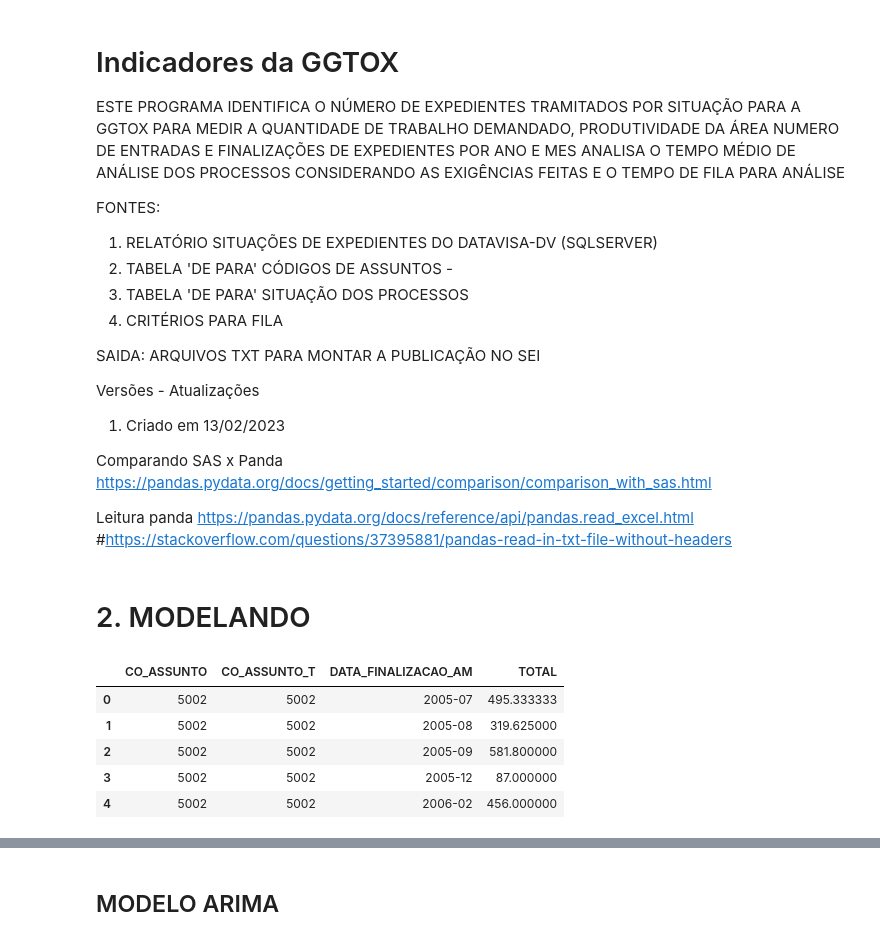
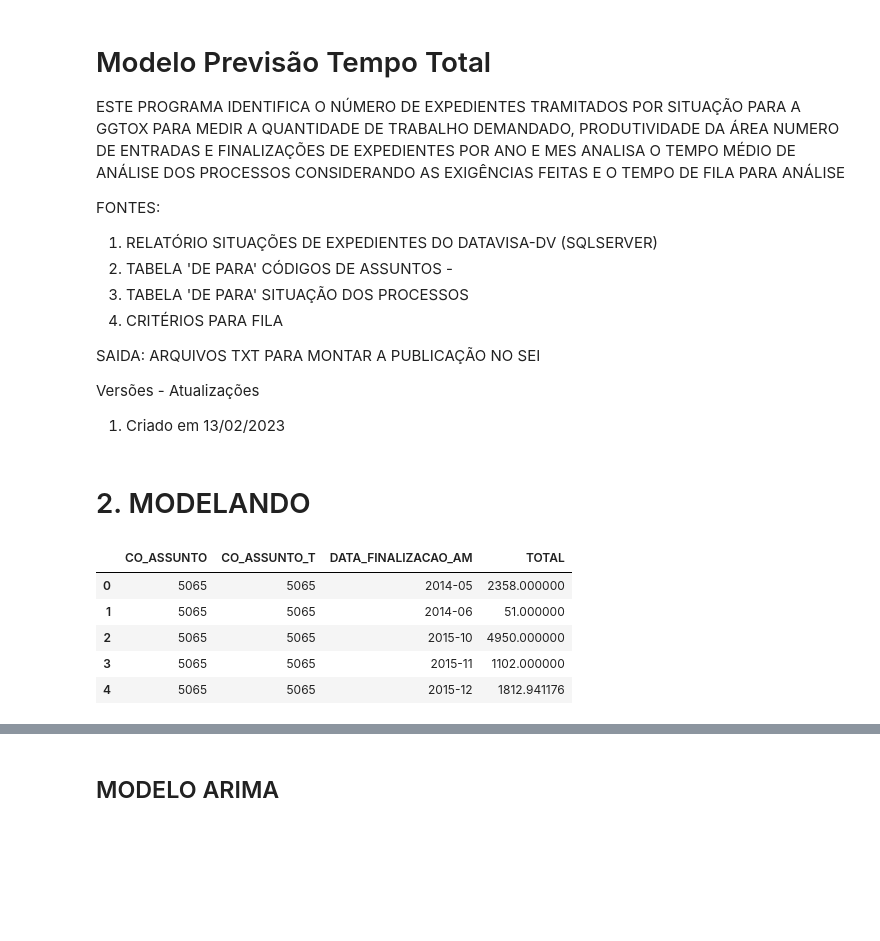
Before and after one commit to Alesandre-santos/IndicadoresGGTOX, a Jupyter notebook: script_tcc_modelo.ipynb, the cells around one changed output, grey strips where cells are left out. Cells and saved outputs as stored; diff of their text form; code cells hidden in the pictures; blank space fills up the shorter version.

```diff
--- a/script_tcc_modelo.ipynb
+++ b/script_tcc_modelo.ipynb
@@ -1,5 +1,5 @@
 # %% [markdown]
-# Indicadores da GGTOX
+# Modelo Previsão Tempo Total
 
 ESTE PROGRAMA IDENTIFICA O NÚMERO DE EXPEDIENTES TRAMITADOS POR SITUAÇÃO PARA A GGTOX
 PARA MEDIR A QUANTIDADE DE TRABALHO DEMANDADO, PRODUTIVIDADE DA ÁREA
@@ -17,13 +17,6 @@ SAIDA: ARQUIVOS TXT PARA MONTAR A PUBLICAÇÃO NO SEI
 Versões - Atualizações
 
 1. Criado em 13/02/2023
-
-
-
-
-Comparando SAS x Panda https://pandas.pydata.org/docs/getting_started/comparison/comparison_with_sas.html
-
-Leitura panda https://pandas.pydata.org/docs/reference/api/pandas.read_excel.html #https://stackoverflow.com/questions/37395881/pandas-read-in-txt-file-without-headers
 # %%
 #pip install pyodbc
 # importar bibliotecas
@@ -35,19 +28,23 @@ import io
 # %%
 df_0   = pd.read_excel(r'C:\Users\alesa\OneDrive - ANVISA - Agencia Nacional de Vigilancia Sanitaria\000_ECD\TCC\Dados\df.xlsx',
                          header=0, sheet_name="Planilha1")
 
-df_0 = pd.DataFrame(df_0[(df_0['CO_ASSUNTO'] == 5002)])
-
 df_0['DATA_FINALIZACAO'] = df_0['DT_FINALIZACAO'].dt.date
 df_0['DATA_FINALIZACAO_AM'] = df_0['DT_FINALIZACAO'].dt.strftime('%Y-%m')
 
+df_41 = pd.DataFrame(df_0[(df_0['CO_ASSUNTO'] == 5041)])
+df_65 = pd.DataFrame(df_0[(df_0['CO_ASSUNTO'] == 5065)])
+
 #df = df_0.groupby(['CO_ASSUNTO','CO_ASSUNTO_T','DATA_FINALIZACAO'])['TOTAL'].mean().reset_index()
-df = df_0.groupby(['CO_ASSUNTO','CO_ASSUNTO_T','DATA_FINALIZACAO_AM'])['TOTAL'].mean().reset_index()
-df.head()
+df =    df_0.groupby(['CO_ASSUNTO','CO_ASSUNTO_T','DATA_FINALIZACAO_AM'])['TOTAL'].mean().reset_index()
+df41 = df_41.groupby(['CO_ASSUNTO','CO_ASSUNTO_T','DATA_FINALIZACAO_AM'])['TOTAL'].mean().reset_index()
+df65 = df_65.groupby(['CO_ASSUNTO','CO_ASSUNTO_T','DATA_FINALIZACAO_AM'])['TOTAL'].mean().reset_index()
+
+df65.head()
 # %% [output]
 |  | CO_ASSUNTO | CO_ASSUNTO_T | DATA_FINALIZACAO_AM | TOTAL |
-| 0 | 5002 | 5002 | 2005-07 | 495.333333 |
-| 1 | 5002 | 5002 | 2005-08 | 319.625000 |
-| 2 | 5002 | 5002 | 2005-09 | 581.800000 |
-| 3 | 5002 | 5002 | 2005-12 | 87.000000 |
-| 4 | 5002 | 5002 | 2006-02 | 456.000000 |
+| 0 | 5065 | 5065 | 2014-05 | 2358.000000 |
+| 1 | 5065 | 5065 | 2014-06 | 51.000000 |
+| 2 | 5065 | 5065 | 2015-10 | 4950.000000 |
+| 3 | 5065 | 5065 | 2015-11 | 1102.000000 |
+| 4 | 5065 | 5065 | 2015-12 | 1812.941176 |
```
Also changed, not shown: parts of 43 cells of this notebook, 1 other file.
